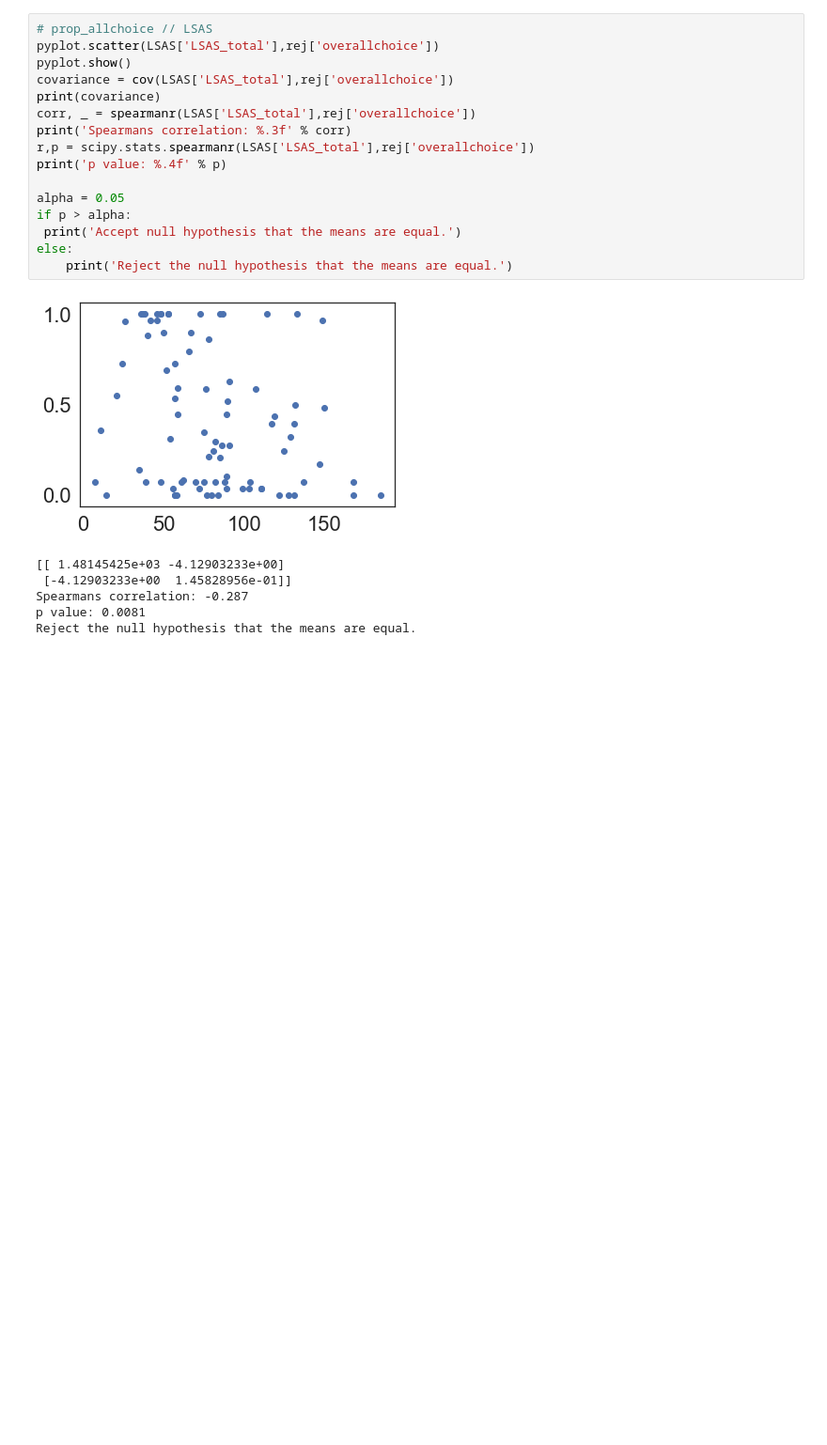
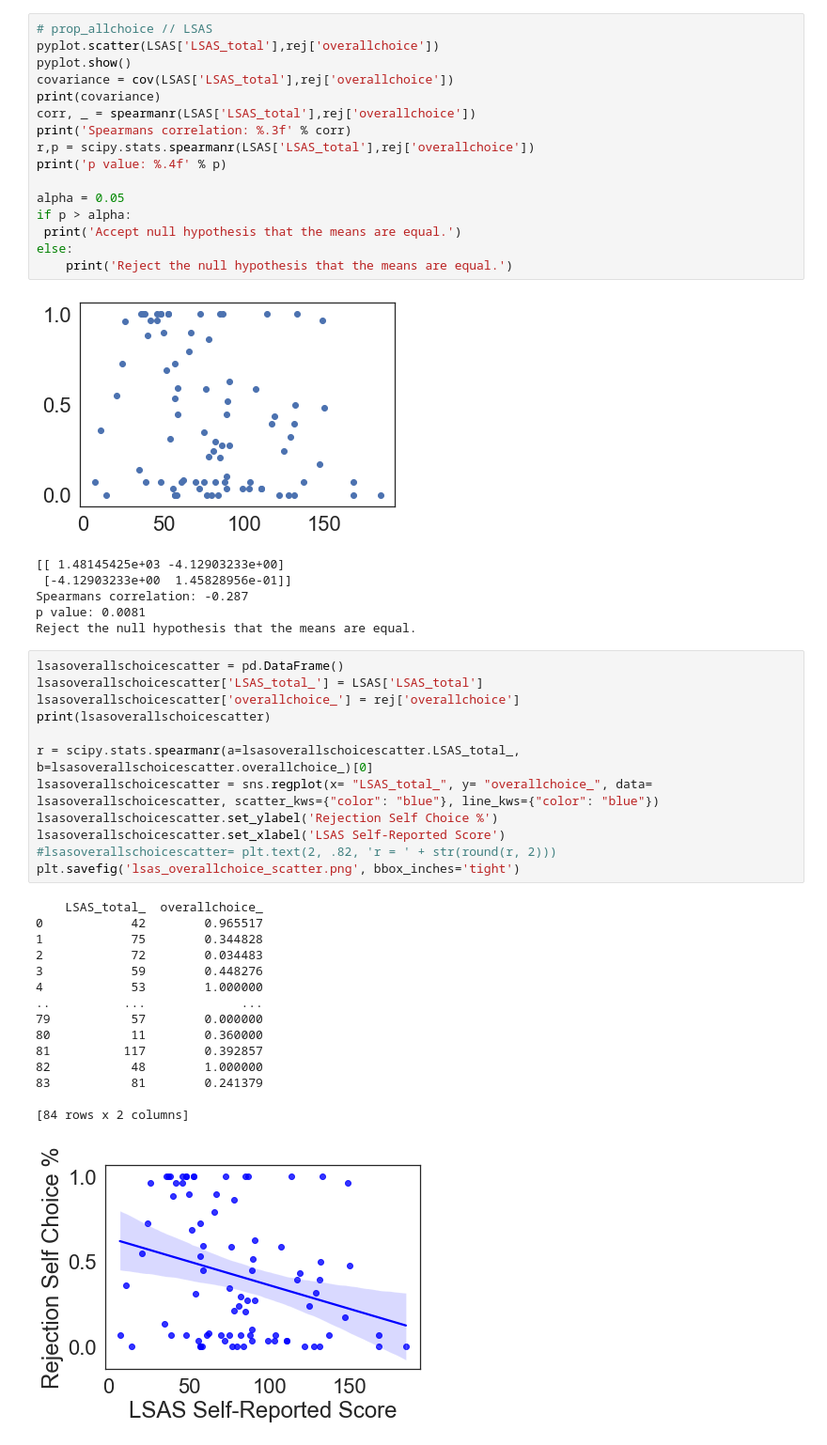
Before and after one commit to fareri-lab/Rejection_Choice, a Jupyter notebook: RMAnova w Pingouin_8.14.23.ipynb, the cells around one changed output. Shown at 94% size. Saved outputs shown, nothing was run; the diff lists cells and outputs as text; blank space fills up the shorter version.

Commit message:
JD
Added scatter plot for LSAS and overall choice

```diff
--- a/RMAnova w Pingouin_8.14.23.ipynb
+++ b/RMAnova w Pingouin_8.14.23.ipynb
@@ -2367,3 +2367,31 @@ else:
 Spearmans correlation: -0.287
 p value: 0.0081
 Reject the null hypothesis that the means are equal.
+# %%
+lsasoverallschoicescatter = pd.DataFrame()
+lsasoverallschoicescatter['LSAS_total_'] = LSAS['LSAS_total']
+lsasoverallschoicescatter['overallchoice_'] = rej['overallchoice']
+print(lsasoverallschoicescatter)
+
+r = scipy.stats.spearmanr(a=lsasoverallschoicescatter.LSAS_total_, b=lsasoverallschoicescatter.overallchoice_)[0]
+lsasoverallschoicescatter = sns.regplot(x= "LSAS_total_", y= "overallchoice_", data= lsasoverallschoicescatter, scatter_kws={"color": "blue"}, line_kws={"color": "blue"})
+lsasoverallschoicescatter.set_ylabel('Rejection Self Choice %')
+lsasoverallschoicescatter.set_xlabel('LSAS Self-Reported Score')
+#lsasoverallschoicescatter= plt.text(2, .82, 'r = ' + str(round(r, 2)))
+plt.savefig('lsas_overallchoice_scatter.png', bbox_inches='tight')
+# %% [output]
+    LSAS_total_  overallchoice_
+0            42        0.965517
+1            75        0.344828
+2            72        0.034483
+3            59        0.448276
+4            53        1.000000
+..          ...             ...
+79           57        0.000000
+80           11        0.360000
+81          117        0.392857
+82           48        1.000000
+83           81        0.241379
+
+[84 rows x 2 columns]
+[figure, added]
```
Also changed, not shown: 7 other files.
